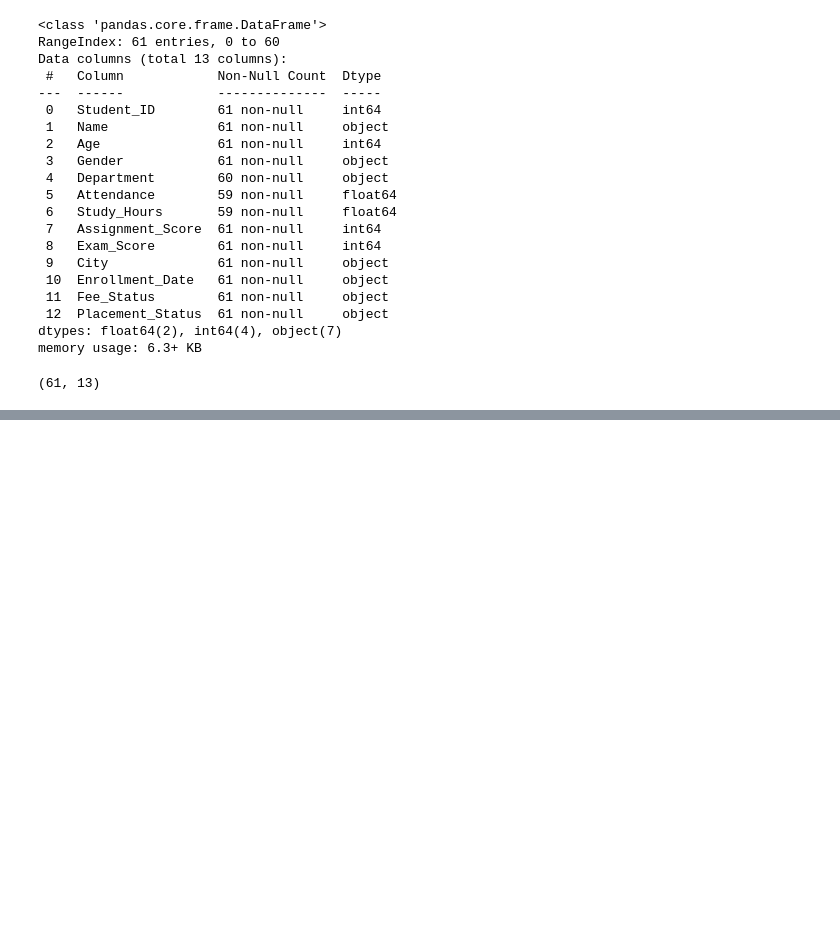
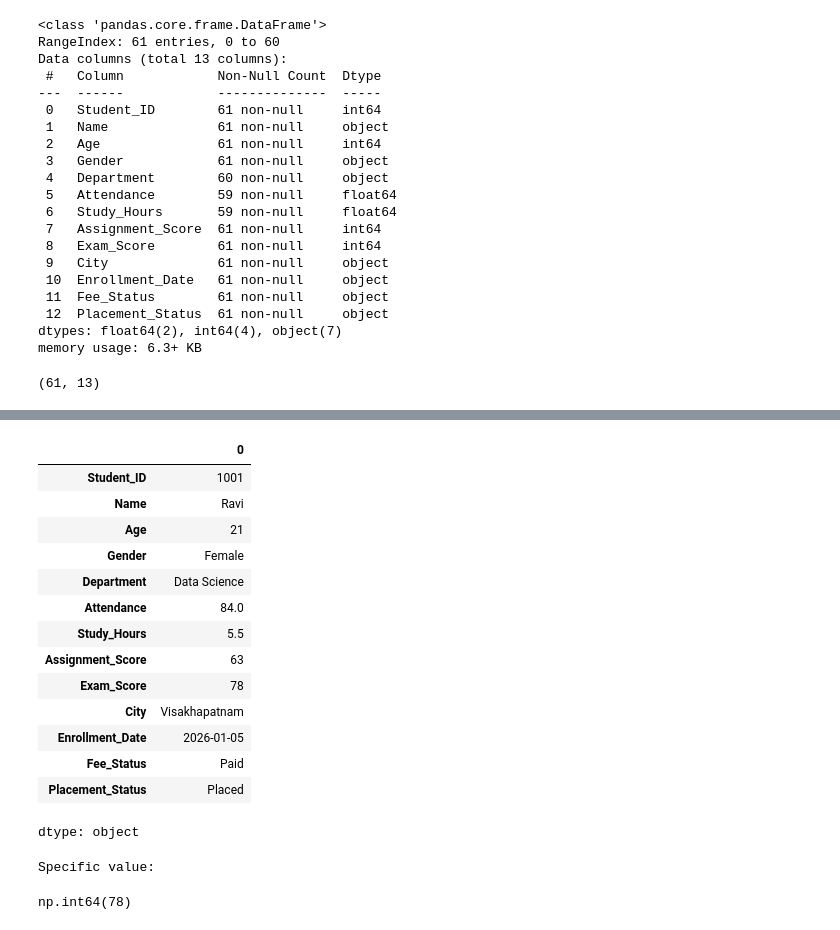
Before and after one commit to Nuthana1234/Calibo_assignment_practice, a Jupyter notebook: calibo_session_21_9_2026.ipynb, the cells around one changed output, grey strips where cells are left out. Drawn from its saved outputs; the diff is of its cells as text; code cells hidden in the pictures; blank space fills up the shorter version.

```diff
--- a/calibo_session_21_9_2026.ipynb
+++ b/calibo_session_21_9_2026.ipynb
@@ -302,0 +380,27 @@ df.shape
+# %%
+#TO understand label-based indexing
+#loc-label based indexing
+display(df.loc[0])
+# %% [output]
+|  | 0 |
+| Student_ID | 1001 |
+| Name | Ravi |
+| Age | 21 |
+| Gender | Female |
+| Department | Data Science |
+| Attendance | 84.0 |
+| Study_Hours | 5.5 |
+| Assignment_Score | 63 |
+| Exam_Score | 78 |
+| City | Visakhapatnam |
+| Enrollment_Date | 2026-01-05 |
+| Fee_Status | Paid |
+| Placement_Status | Placed |
+dtype: object
+# %%
+#To get first person's exam_score
+print("Specific value:")
+display(df.loc[0,"Exam_Score"])
+# %% [output]
+Specific value:
+np.int64(78)
```
Also changed, not shown: parts of 5 cells of this notebook.
